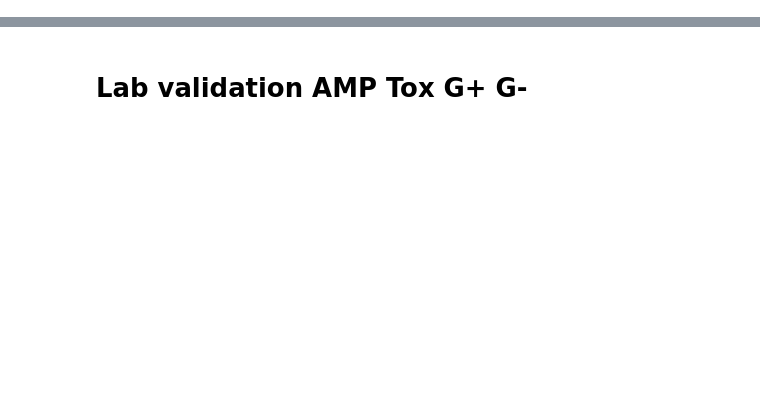
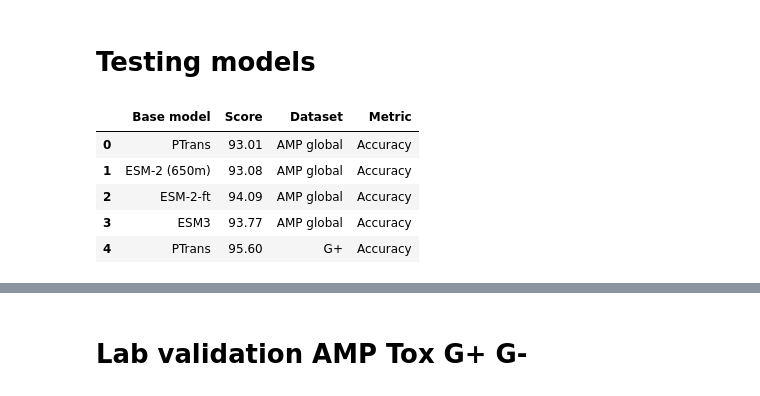
Before and after one commit to BGI-METAI/Metagenome-AI, a Jupyter notebook: notebooks/amp_tox_ripp.ipynb, the cells around one changed output, grey strips where cells are left out. Cells and saved outputs as stored; diff of their text form; code cells hidden in the pictures; blank space fills up the shorter version.

```diff
--- a/notebooks/amp_tox_ripp.ipynb
+++ b/notebooks/amp_tox_ripp.ipynb
@@ -10,0 +30,13 @@ from venny4py.venny4py import *
+# %% [markdown]
+# Testing models
+# %%
+# amp_df = pd.read_excel('../data/predictions/ripp_lab_validation/AMP_test.xlsx', sheet_name='AMP')
+amp_df = pd.read_csv('../data/predictions/ripp_lab_validation/AMP_test.csv')
+amp_df.head()
+# %% [output]
+|  | Base model | Score | Dataset | Metric |
+| 0 | PTrans | 93.01 | AMP global | Accuracy |
+| 1 | ESM-2 (650m) | 93.08 | AMP global | Accuracy |
+| 2 | ESM-2-ft | 94.09 | AMP global | Accuracy |
+| 3 | ESM3 | 93.77 | AMP global | Accuracy |
+| 4 | PTrans | 95.60 | G+ | Accuracy |
```
Also changed, not shown: parts of 8 cells of this notebook.
